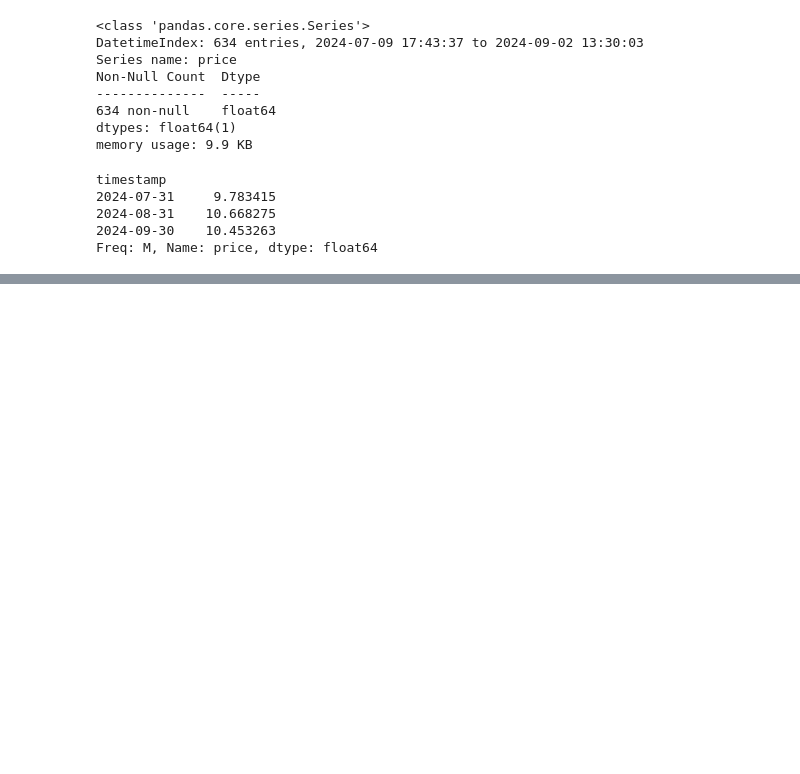
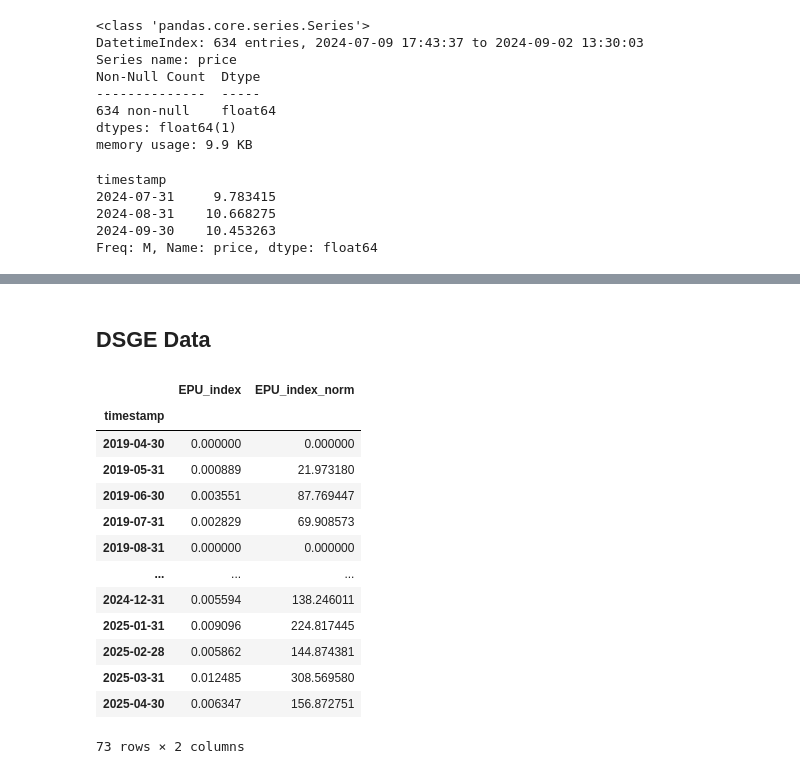
Before and after one commit to osmarbolivar/Sentiment-Analysis-Criptocurrency, a Jupyter notebook: Data.ipynb, the cells around one changed output, grey strips where cells are left out. Saved outputs shown, nothing was run; the diff lists cells and outputs as text; code cells hidden in the pictures; blank space fills up the shorter version.

Commit message:
dsge_1

```diff
--- a/Data.ipynb
+++ b/Data.ipynb
@@ -209,0 +227,20 @@ Freq: M, Name: price, dtype: float64
+# %% [markdown]
+## DSGE Data
+# %%
+epu_month = epu_day.resample('M').mean()
+epu_month
+# %% [output]
+|  | EPU_index | EPU_index_norm |
+| timestamp |  |  |
+| 2019-04-30 | 0.000000 | 0.000000 |
+| 2019-05-31 | 0.000889 | 21.973180 |
+| 2019-06-30 | 0.003551 | 87.769447 |
+| 2019-07-31 | 0.002829 | 69.908573 |
+| 2019-08-31 | 0.000000 | 0.000000 |
+| ... | ... | ... |
+| 2024-12-31 | 0.005594 | 138.246011 |
+| 2025-01-31 | 0.009096 | 224.817445 |
+| 2025-02-28 | 0.005862 | 144.874381 |
+| 2025-03-31 | 0.012485 | 308.569580 |
+| 2025-04-30 | 0.006347 | 156.872751 |
+73 rows × 2 columns
```
Also changed, not shown: parts of 16 cells of this notebook, 9 other files.
